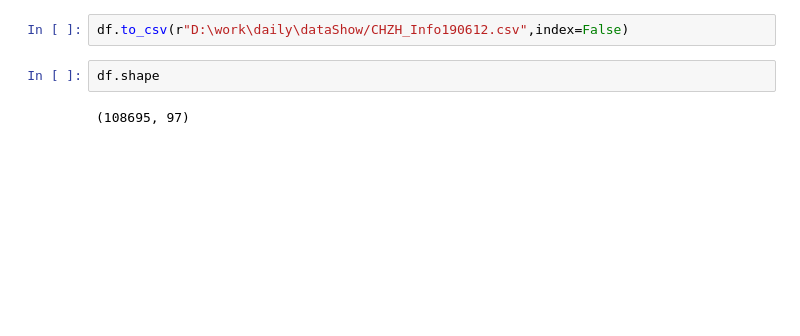
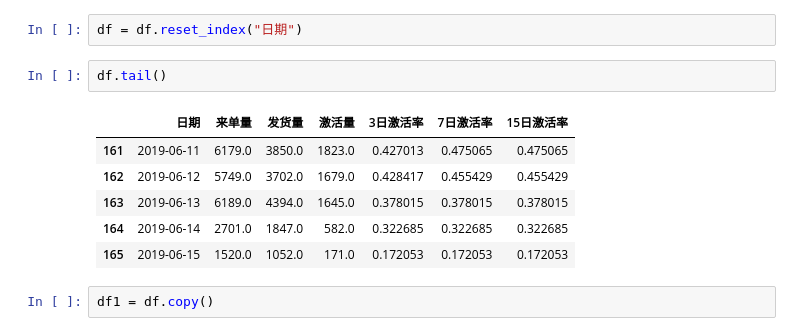
Before and after one commit to leidian99999/workbackup, a Jupyter notebook: 工作日常表/data_show/Untitled3.ipynb, the cells around one changed output. Drawn from its saved outputs; the diff is of its cells as text; blank space fills up the shorter version.

```diff
--- a/工作日常表/data_show/Untitled3.ipynb
+++ b/工作日常表/data_show/Untitled3.ipynb
@@ -96,6 +59,13 @@ Name: 订单生成日期, dtype: int64
-# %%
-df.to_csv(r"D:\work\daily\dataShow/CHZH_Info190612.csv",index=False)
+# %%
+df = df.reset_index("日期")
 # %%
-df.shape
+df.tail()
 # %% [output]
-(108695, 97)
+|  | 日期 | 来单量 | 发货量 | 激活量 | 3日激活率 | 7日激活率 | 15日激活率 |
+| 161 | 2019-06-11 | 6179.0 | 3850.0 | 1823.0 | 0.427013 | 0.475065 | 0.475065 |
+| 162 | 2019-06-12 | 5749.0 | 3702.0 | 1679.0 | 0.428417 | 0.455429 | 0.455429 |
+| 163 | 2019-06-13 | 6189.0 | 4394.0 | 1645.0 | 0.378015 | 0.378015 | 0.378015 |
+| 164 | 2019-06-14 | 2701.0 | 1847.0 | 582.0 | 0.322685 | 0.322685 | 0.322685 |
+| 165 | 2019-06-15 | 1520.0 | 1052.0 | 171.0 | 0.172053 | 0.172053 | 0.172053 |
+# %%
+df1 = df.copy()
```
Also changed, not shown: parts of 25 cells of this notebook, 4 other files.
